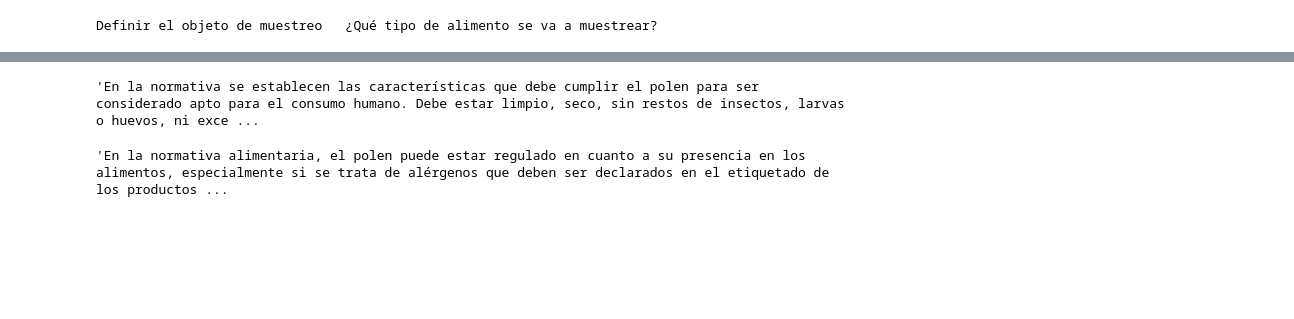
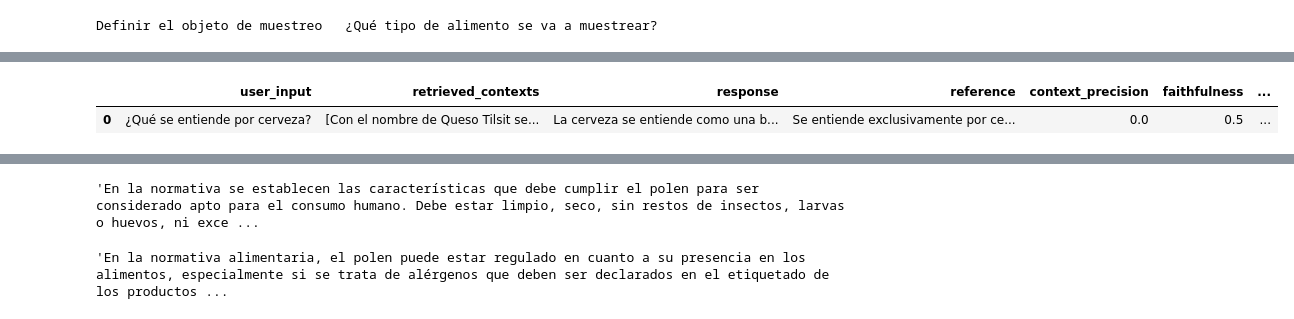
Before and after one commit to N-Sotelo98/practicos-rag, a Jupyter notebook: notebooks/pruebas_modularizadas.ipynb, the cells around one changed output, grey strips where cells are left out. Drawn from its saved outputs; the diff is of its cells as text; code cells hidden in the pictures; blank space fills up the shorter version.

```diff
--- a/notebooks/pruebas_modularizadas.ipynb
+++ b/notebooks/pruebas_modularizadas.ipynb
@@ -614,3 +648,9 @@ chunks_basic = chunks_basic[:len(chunks_adv)]
+# %%
+ragas_adv = eval.evaluate_ragas(query,answer_adv, chunks_adv, ground_truth)
+ragas_adv
+# %% [output]
+|  | user_input | retrieved_contexts | response | reference | context_precision | faithfulness | ... |
+| 0 | ¿Qué se entiende por cerveza? | [Con el nombre de Queso Tilsit se... | La cerveza se entiende como una b... | Se entiende exclusivamente por ce... | 0.0 | 0.5 | ... |
 # %%
 from datasets import Dataset
 import os
```
Also changed, not shown: parts of 10 cells of this notebook.
